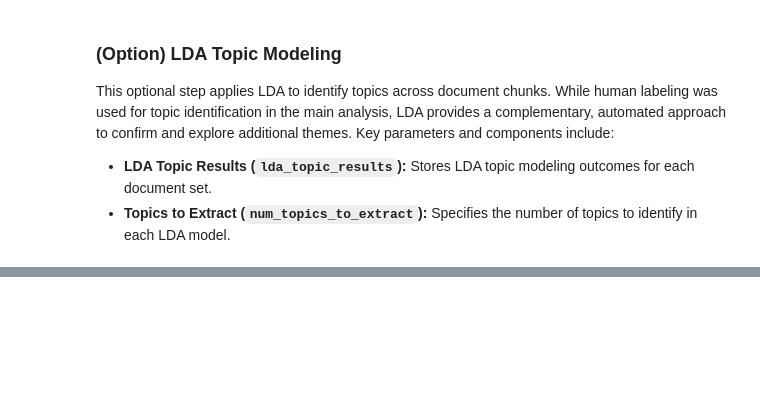
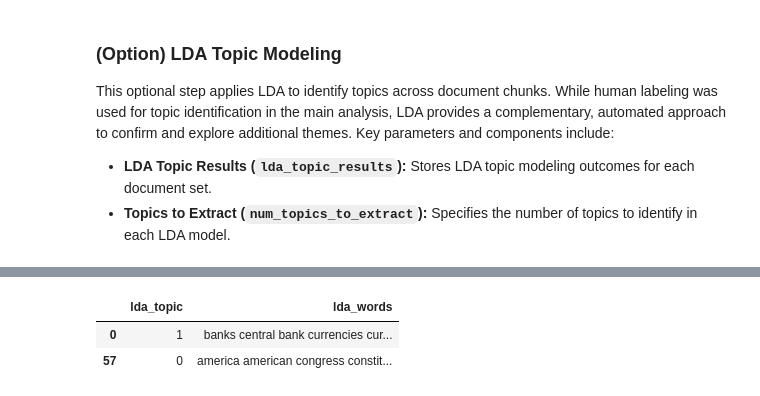
Before and after one commit to byeungchun/cbspeech_topicmodelling, a Jupyter notebook: topicmodelling.ipynb, the cells around one changed output, grey strips where cells are left out. Saved outputs shown, nothing was run; the diff lists cells and outputs as text; code cells hidden in the pictures; blank space fills up the shorter version.

```diff
--- a/topicmodelling.ipynb
+++ b/topicmodelling.ipynb
@@ -257,7 +272,7 @@ This optional step applies LDA to identify topics across document chunks. While
 - **Topics to Extract (`num_topics_to_extract`):** Specifies the number of topics to identify in each LDA model.
 # %%
 lda_topic_results = []
-num_topics_to_extract = 5
+num_topics_to_extract = 2
 
 # Prepare the documents and dictionary for LDA modeling
 document_texts = df_bertopic_results.KeyBERT.to_list()
@@ -314,0 +330,6 @@ merged_results.head()
+# %%
+merged_results[['lda_topic','lda_words']].drop_duplicates()
+# %% [output]
+|  | lda_topic | lda_words |
+| 0 | 1 | banks central bank currencies cur... |
+| 57 | 0 | america american congress constit... |
```
Also changed, not shown: parts of 14 cells of this notebook.
